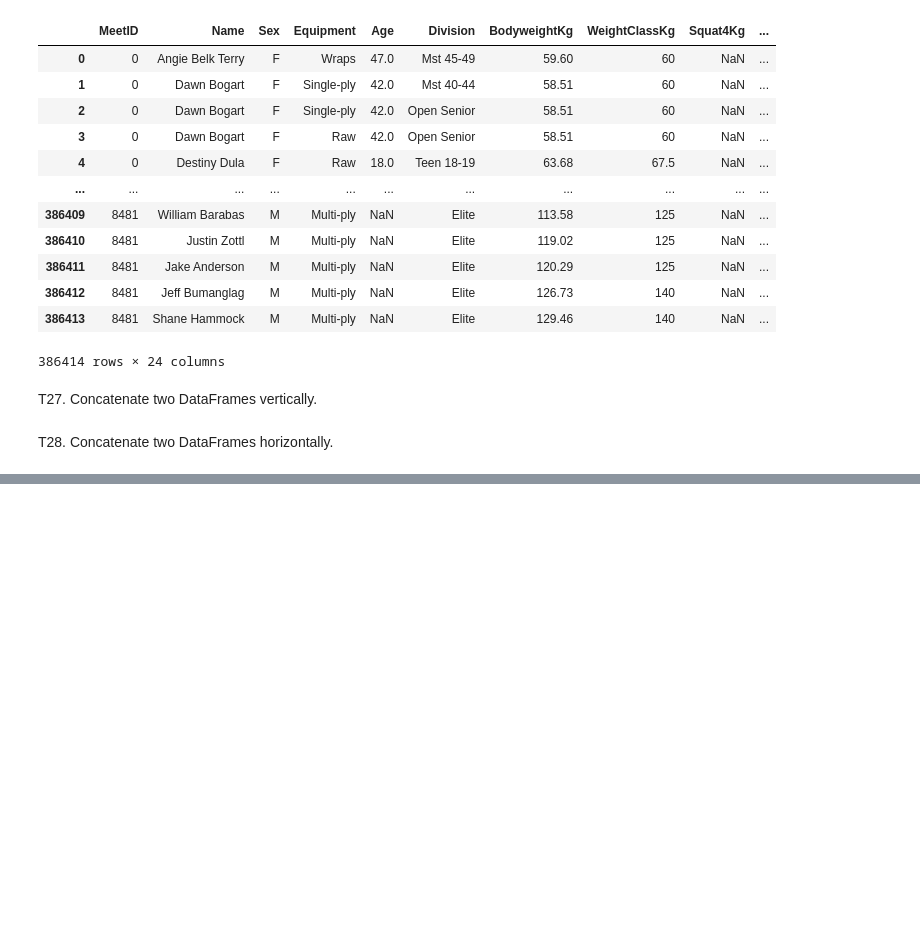
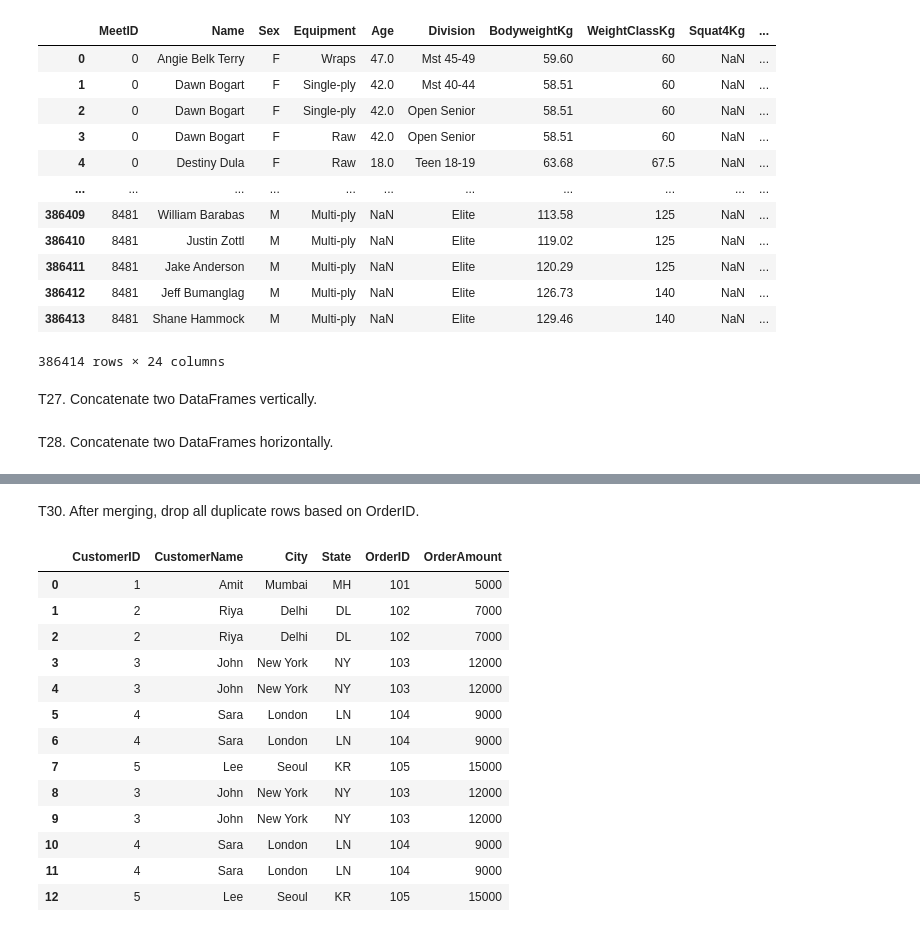
Before and after one commit to sagarnbeedi-analytics/data-analytics-portfolio, a Jupyter notebook: PYTHON/practicing_python_libraries/python_files/pandas.ipynb, the cells around one changed output, grey strips where cells are left out. Cells and saved outputs as stored; diff of their text form; code cells hidden in the pictures; blank space fills up the shorter version.

```diff
--- a/PYTHON/practicing_python_libraries/python_files/pandas.ipynb
+++ b/PYTHON/practicing_python_libraries/python_files/pandas.ipynb
@@ -668,0 +660,24 @@ df3=pd.concat(
+# %% [markdown]
+T30. After merging, drop all duplicate rows based on OrderID.
+# %%
+df1=pd.read_csv(r"D:\data-analytics-porfolio\data-analytics-portfolio\datasets_for_analysis\sales_dataset\customers.csv")
+# %%
+df2=pd.read_csv(r"D:\data-analytics-porfolio\data-analytics-portfolio\datasets_for_analysis\sales_dataset\orders.csv")
+# %%
+df3=pd.merge(df1,df2,how="inner")
+df3
+# %% [output]
+|  | CustomerID | CustomerName | City | State | OrderID | OrderAmount |
+| 0 | 1 | Amit | Mumbai | MH | 101 | 5000 |
+| 1 | 2 | Riya | Delhi | DL | 102 | 7000 |
+| 2 | 2 | Riya | Delhi | DL | 102 | 7000 |
+| 3 | 3 | John | New York | NY | 103 | 12000 |
+| 4 | 3 | John | New York | NY | 103 | 12000 |
+| 5 | 4 | Sara | London | LN | 104 | 9000 |
+| 6 | 4 | Sara | London | LN | 104 | 9000 |
+| 7 | 5 | Lee | Seoul | KR | 105 | 15000 |
+| 8 | 3 | John | New York | NY | 103 | 12000 |
+| 9 | 3 | John | New York | NY | 103 | 12000 |
+| 10 | 4 | Sara | London | LN | 104 | 9000 |
+| 11 | 4 | Sara | London | LN | 104 | 9000 |
+| 12 | 5 | Lee | Seoul | KR | 105 | 15000 |
```
Also changed, not shown: parts of 15 cells of this notebook, 2 other files.
